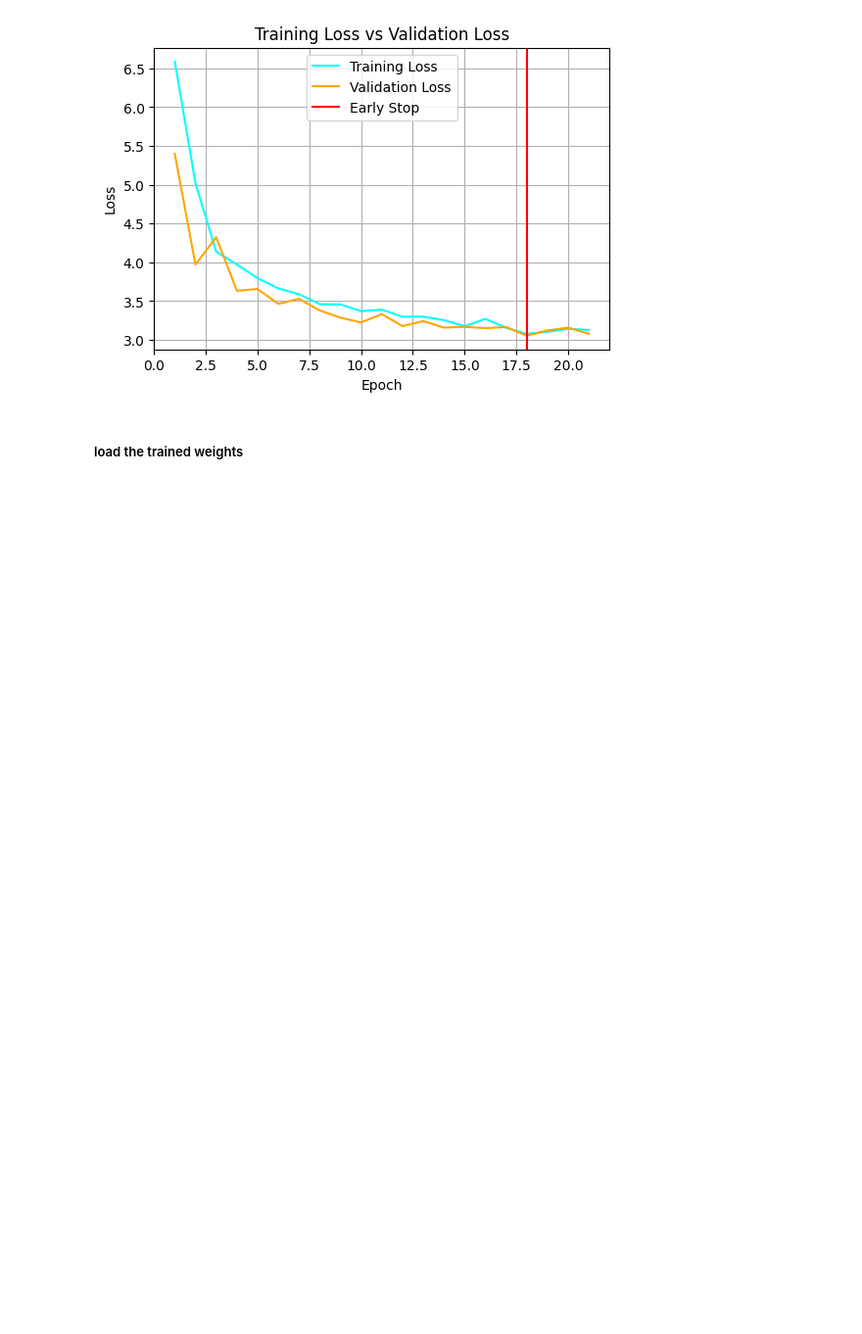
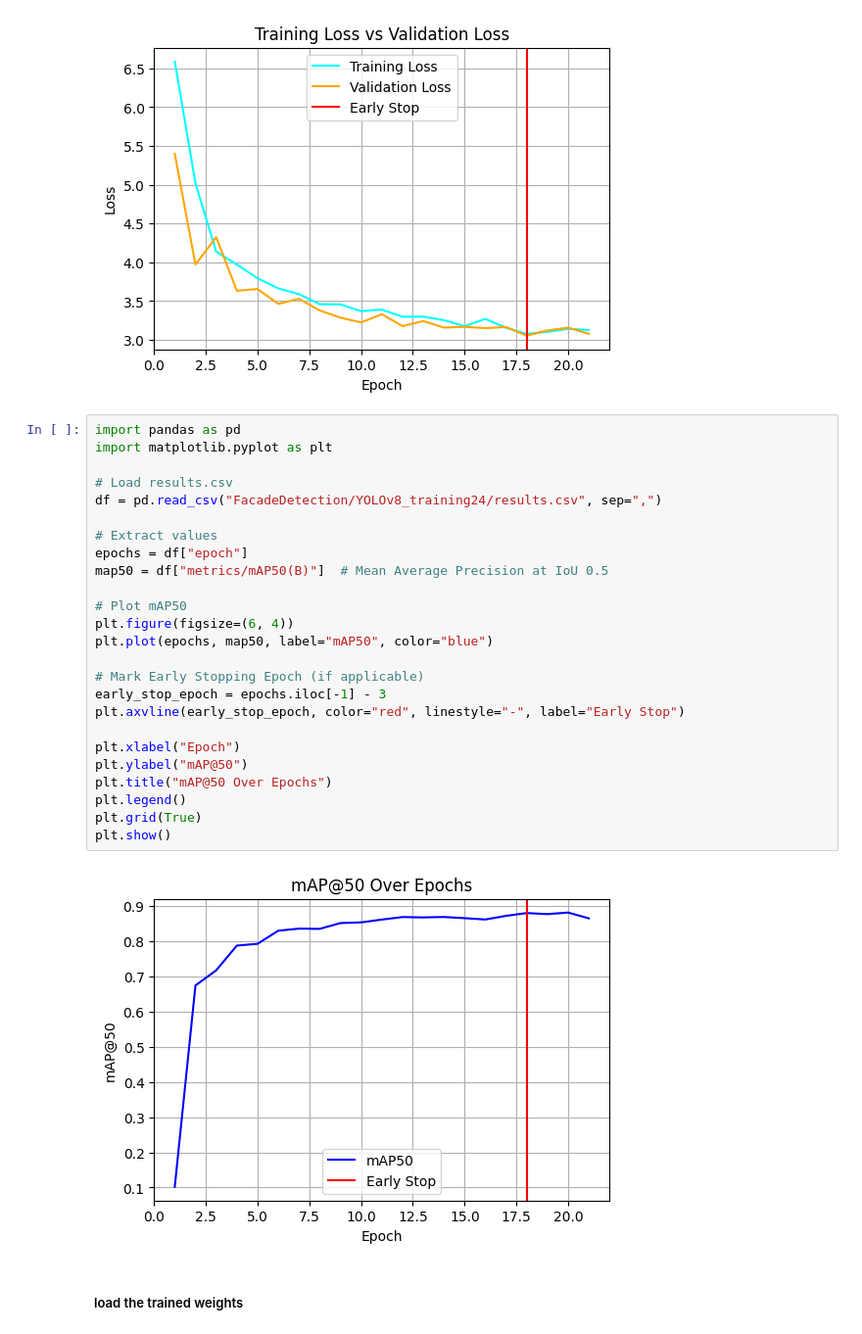
Before and after one commit to mohamadalbaaj/WWR, a Jupyter notebook: object_detection_yolo_train.ipynb, the cells around one changed output. Shown at 98% size. Drawn from its saved outputs; the diff is of its cells as text; blank space fills up the shorter version.

```diff
--- a/object_detection_yolo_train.ipynb
+++ b/object_detection_yolo_train.ipynb
@@ -345,6 +345,33 @@ plt.grid(True)
 plt.show()
 # %% [output]
 [figure]
+# %%
+import pandas as pd
+import matplotlib.pyplot as plt
+
+# Load results.csv
+df = pd.read_csv("FacadeDetection/YOLOv8_training24/results.csv", sep=",")
+
+# Extract values
+epochs = df["epoch"]
+map50 = df["metrics/mAP50(B)"]  # Mean Average Precision at IoU 0.5
+
+# Plot mAP50
+plt.figure(figsize=(6, 4))
+plt.plot(epochs, map50, label="mAP50", color="blue")
+
+# Mark Early Stopping Epoch (if applicable)
+early_stop_epoch = epochs.iloc[-1] - 3
+plt.axvline(early_stop_epoch, color="red", linestyle="-", label="Early Stop")
+
+plt.xlabel("Epoch")
+plt.ylabel("mAP@50")
+plt.title("mAP@50 Over Epochs")
+plt.legend()
+plt.grid(True)
+plt.show()
+# %% [output]
+[figure, added]
 # %% [markdown]
 ##### load the trained weights
 # %%
```
Also changed, not shown: 5 other files.
